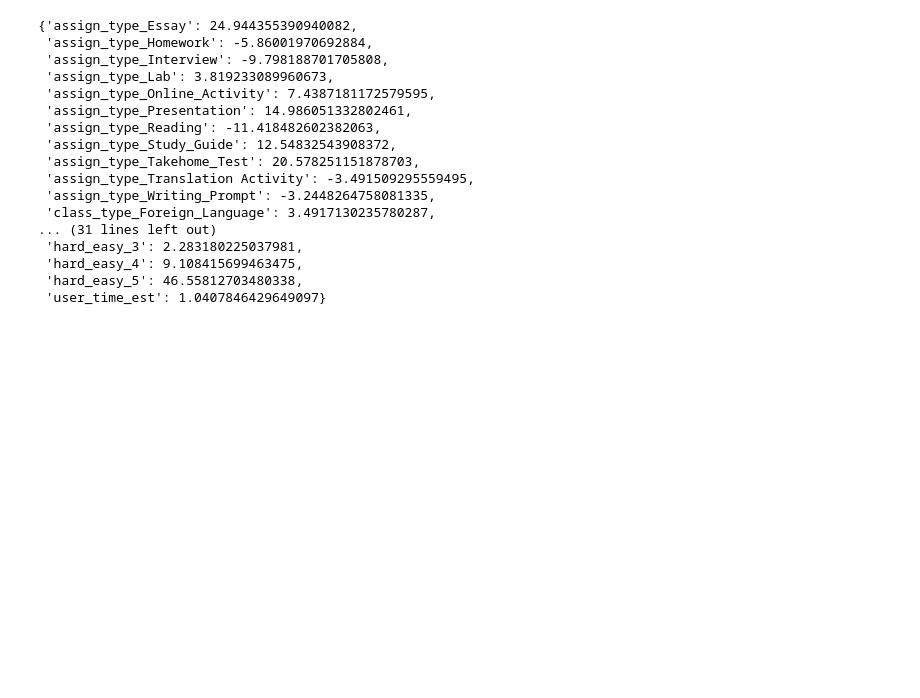
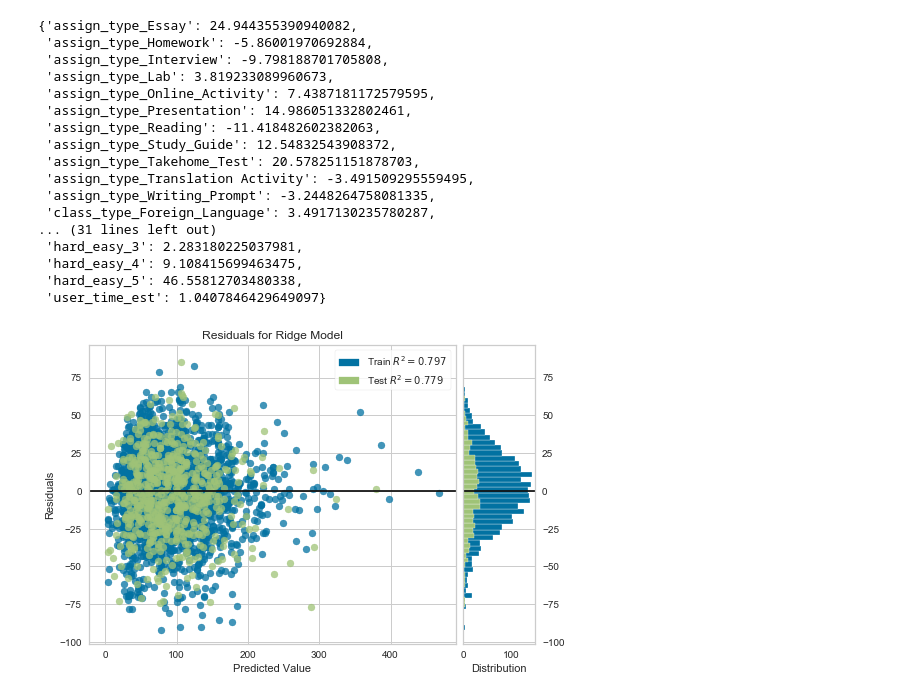
Before and after one commit to ColePolychronis/homework_helper, a Jupyter notebook: stan-data-v2.ipynb, the cells around one changed output. Cells and saved outputs as stored; diff of their text form; code cells hidden in the pictures; blank space fills up the shorter version.

```diff
--- a/stan-data-v2.ipynb
+++ b/stan-data-v2.ipynb
@@ -216,6 +216,8 @@ for student in select_names(n):
                 # by pulling from hyperpriors to generate own normal model
                 mu = np.random.normal(assign["mu"], assign["sd"], 1)
                 sd = np.random.exponential(assign["sd"], 1)
+                if class_name == "Mathematics":
+                    print student[0] + ": " + assignment + ", mu: " + str(mu) + ", std: " + str(sd)
 
                 student_entered_times = np.random.normal(mu, sd, num_entered)
                 if len(student_entered_times) != 0:
@@ -522,0 +551,8 @@ with open('model_params.json', 'wb') as js:
+# %%
+ridge = Ridge()
+visualizer = ResidualsPlot(ridge)
+visualizer.fit(((train2['user_time_est']).values).reshape(-1,1), response_train)
+visualizer.score(((test2['user_time_est']).values).reshape(-1,1), response_test)
+visualizer.poof()
+# %% [output]
+[figure, added]
```
Also changed, not shown: parts of 7 cells of this notebook, 9 other files.
